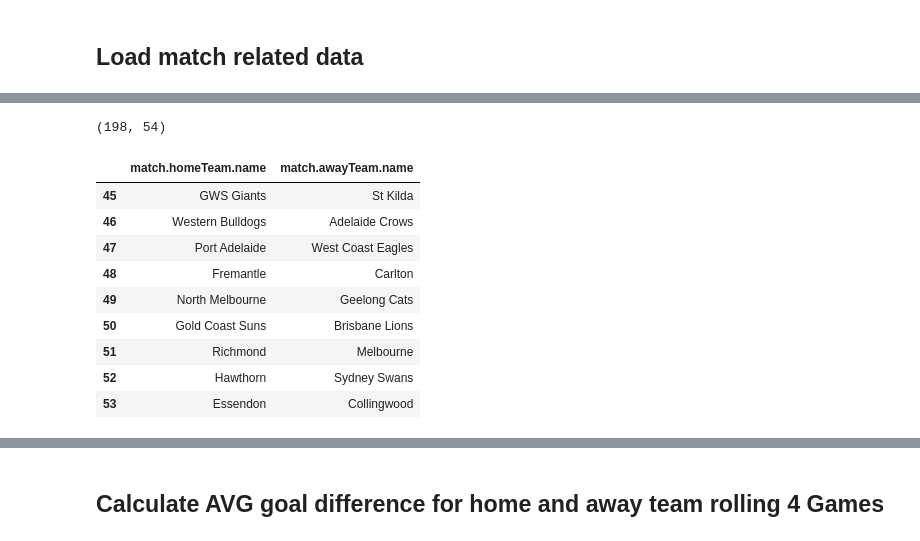
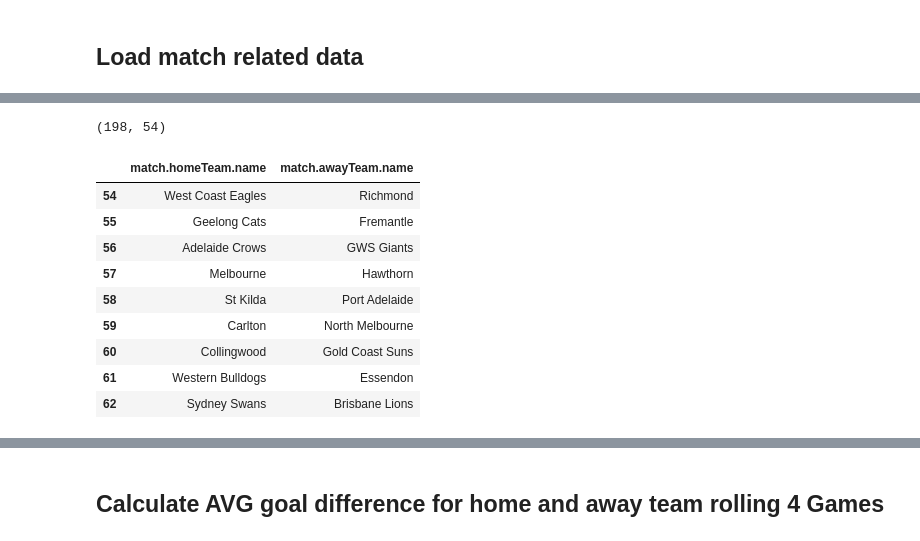
Before and after one commit to Sage-of-Sparta/probabilistic-afl-tipping, a Jupyter notebook: XGBoost_AFL_Prediction_Preprocessing.ipynb, the cells around one changed output, grey strips where cells are left out. Saved outputs shown, nothing was run; the diff lists cells and outputs as text; code cells hidden in the pictures.

Commit message:
round 7

```diff
--- a/XGBoost_AFL_Prediction_Preprocessing.ipynb
+++ b/XGBoost_AFL_Prediction_Preprocessing.ipynb
@@ -50,25 +50,25 @@ Index(['match.name', 'match.date', 'match.status', 'match.matchId',
 # %%
 df_fixture = pd.read_csv("data/fixture_2022.csv")
 print(df_fixture.shape)
 df_fixture.columns
 
 # get right fixture rounds
-df_next_games_teams = df_fixture[(df_fixture['status'] != "CONCLUDED") & (df_fixture['round.roundNumber'] == 6)]
+df_next_games_teams = df_fixture[(df_fixture['status'] != "CONCLUDED") & (df_fixture['round.roundNumber'] == 7)]
 df_next_games_teams = df_next_games_teams[['home.team.name','away.team.name']]
 df_next_games_teams = df_next_games_teams.rename(columns={'home.team.name': 'match.homeTeam.name', 'away.team.name': 'match.awayTeam.name'})
 df_next_games_teams
 # %% [output]
 (198, 54)
 |  | match.homeTeam.name | match.awayTeam.name |
-| 45 | GWS Giants | St Kilda |
-| 46 | Western Bulldogs | Adelaide Crows |
-| 47 | Port Adelaide | West Coast Eagles |
-| 48 | Fremantle | Carlton |
-| 49 | North Melbourne | Geelong Cats |
-| 50 | Gold Coast Suns | Brisbane Lions |
-| 51 | Richmond | Melbourne |
-| 52 | Hawthorn | Sydney Swans |
-| 53 | Essendon | Collingwood |
+| 54 | West Coast Eagles | Richmond |
+| 55 | Geelong Cats | Fremantle |
+| 56 | Adelaide Crows | GWS Giants |
+| 57 | Melbourne | Hawthorn |
+| 58 | St Kilda | Port Adelaide |
+| 59 | Carlton | North Melbourne |
+| 60 | Collingwood | Gold Coast Suns |
+| 61 | Western Bulldogs | Essendon |
+| 62 | Sydney Swans | Brisbane Lions |
 # %%
 df_all.shape
 # %% [output]
```
Also changed, not shown: parts of 10 cells of this notebook, 9 other files.
